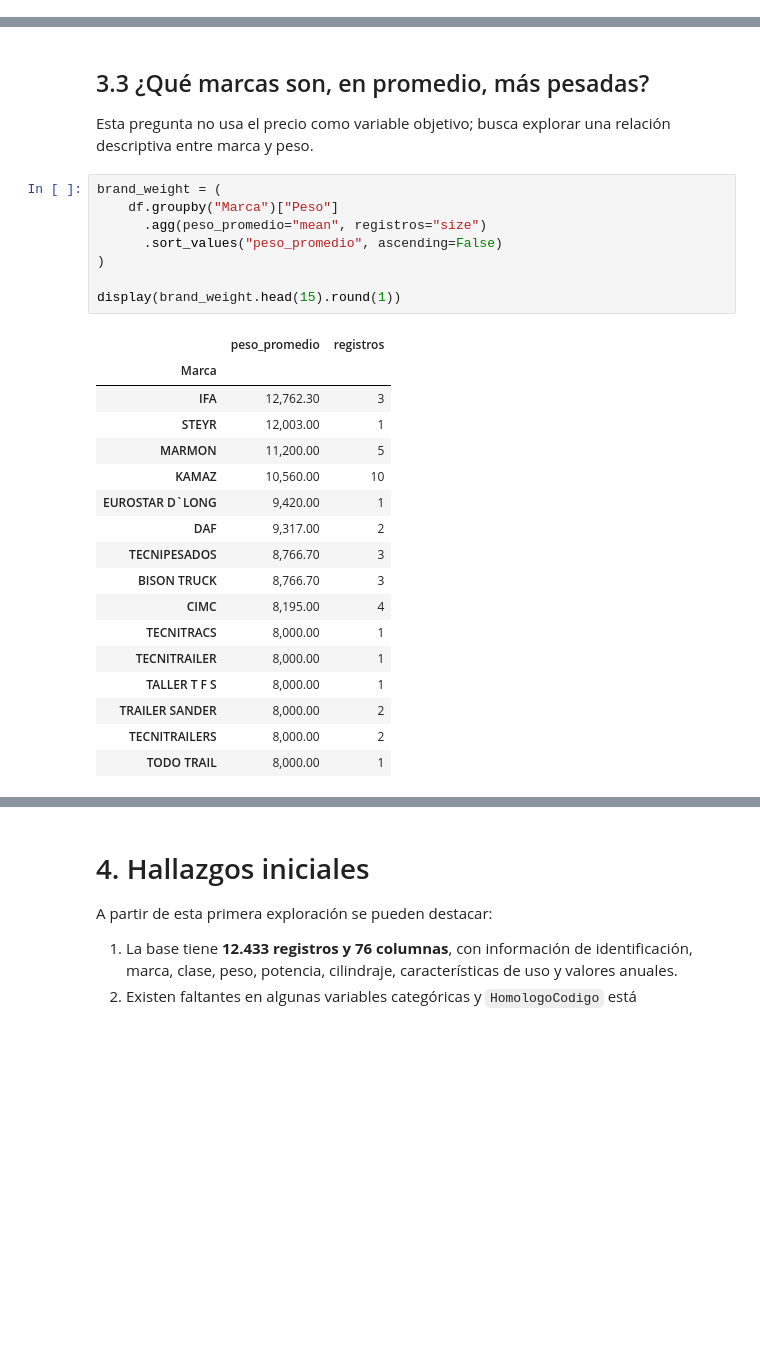
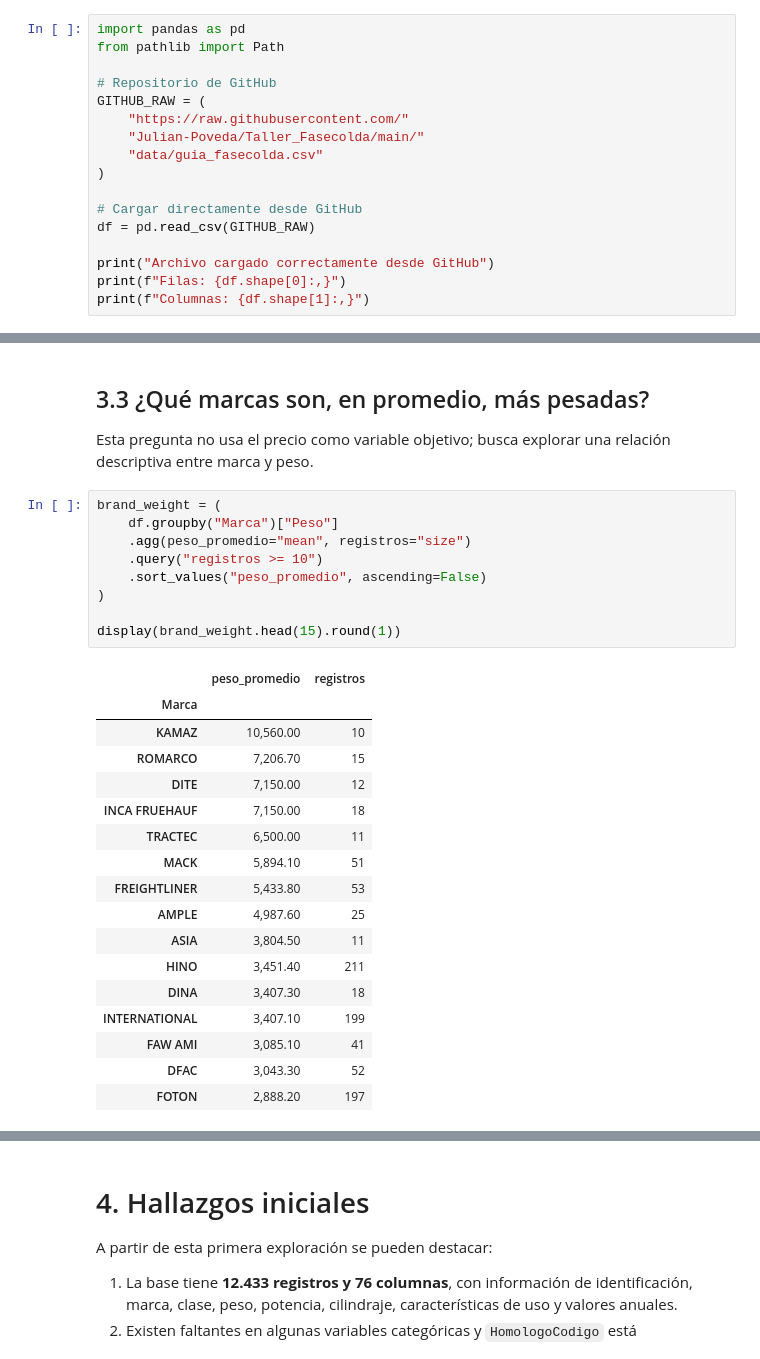
Before and after one commit to Julian-Poveda/Taller_Fasecolda, a Jupyter notebook: Taller_Fasecolda.ipynb, the cells around one changed output, grey strips where cells are left out. Cells and saved outputs as stored; diff of their text form; blank space fills up the shorter version.

```diff
--- a/Taller_Fasecolda.ipynb
+++ b/Taller_Fasecolda.ipynb
@@ -86,0 +52,17 @@ Columnas: 76
+# %%
+import pandas as pd
+from pathlib import Path
+
+# Repositorio de GitHub
+GITHUB_RAW = (
+    "https://raw.githubusercontent.com/"
+    "Julian-Poveda/Taller_Fasecolda/main/"
+    "data/guia_fasecolda.csv"
+)
+
+# Cargar directamente desde GitHub
+df = pd.read_csv(GITHUB_RAW)
+
+print("Archivo cargado correctamente desde GitHub")
+print(f"Filas: {df.shape[0]:,}")
+print(f"Columnas: {df.shape[1]:,}")
@@ -457,29 +463,30 @@ Esta pregunta no usa el precio como variable objetivo; busca explorar una relaci
 # %%
 brand_weight = (
     df.groupby("Marca")["Peso"]
-      .agg(peso_promedio="mean", registros="size")
-      .sort_values("peso_promedio", ascending=False)
+    .agg(peso_promedio="mean", registros="size")
+    .query("registros >= 10")
+    .sort_values("peso_promedio", ascending=False)
 )
 
 display(brand_weight.head(15).round(1))
 # %% [output]
 |  | peso_promedio | registros |
 | Marca |  |  |
-| IFA | 12,762.30 | 3 |
-| STEYR | 12,003.00 | 1 |
-| MARMON | 11,200.00 | 5 |
 | KAMAZ | 10,560.00 | 10 |
-| EUROSTAR D`LONG | 9,420.00 | 1 |
-| DAF | 9,317.00 | 2 |
-| TECNIPESADOS | 8,766.70 | 3 |
-| BISON TRUCK | 8,766.70 | 3 |
-| CIMC | 8,195.00 | 4 |
-| TECNITRACS | 8,000.00 | 1 |
-| TECNITRAILER | 8,000.00 | 1 |
-| TALLER T F S | 8,000.00 | 1 |
-| TRAILER SANDER | 8,000.00 | 2 |
-| TECNITRAILERS | 8,000.00 | 2 |
-| TODO TRAIL | 8,000.00 | 1 |
+| ROMARCO | 7,206.70 | 15 |
+| DITE | 7,150.00 | 12 |
+| INCA FRUEHAUF | 7,150.00 | 18 |
+| TRACTEC | 6,500.00 | 11 |
+| MACK | 5,894.10 | 51 |
+| FREIGHTLINER | 5,433.80 | 53 |
+| AMPLE | 4,987.60 | 25 |
+| ASIA | 3,804.50 | 11 |
+| HINO | 3,451.40 | 211 |
+| DINA | 3,407.30 | 18 |
+| INTERNATIONAL | 3,407.10 | 199 |
+| FAW AMI | 3,085.10 | 41 |
+| DFAC | 3,043.30 | 52 |
+| FOTON | 2,888.20 | 197 |
 # %%
 top_weight = brand_weight.head(15).sort_values("peso_promedio")
 
```
Also changed, not shown: parts of 7 cells of this notebook.
